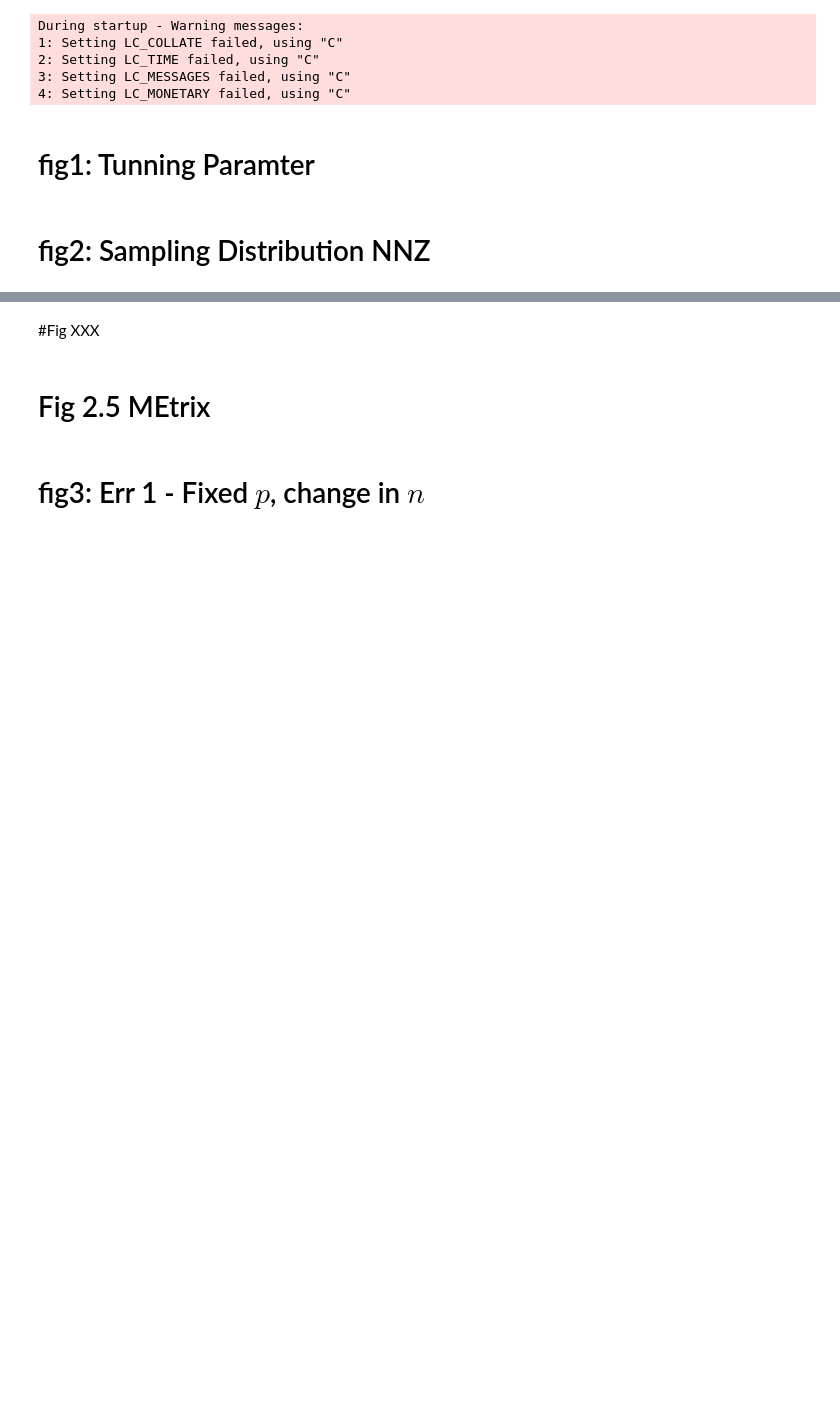
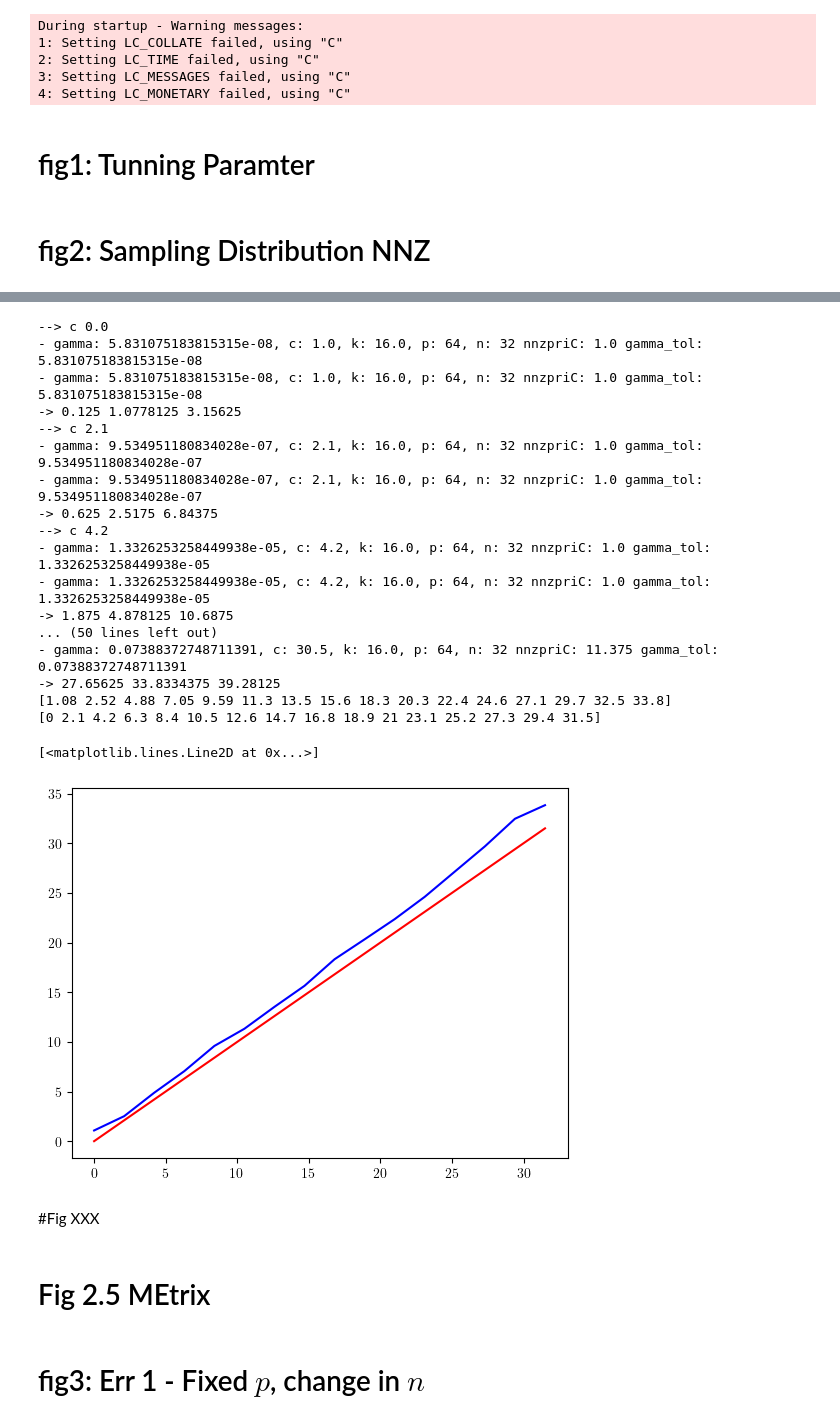
Before and after one commit to aefty/aquic, a Jupyter notebook: tests.ipynb, the cells around one changed output, grey strips where cells are left out. Cells and saved outputs as stored; diff of their text form; code cells hidden in the pictures; blank space fills up the shorter version.

```diff
--- a/tests.ipynb
+++ b/tests.ipynb
@@ -639,28 +654,36 @@ print(nnz_true/(1-nnz_true/(p-1)))
-# %%
-def print_sparse_matrix_nicely(X):
-    A = X.toarray() if hasattr(X, "toarray") else X
-    for row in A:
-        line = " ".join(f"{val:7.3f}" if val != 0 else "   .   " for val in row)
-        print(line)
-
-
-data_type       = 'cluster'
-p               = 16
-n               = p * 2000
-iC_true, C_true = make_cov(p, data_type=data_type)
-Y               = make_samples(cov=C_true, n=int(n), seed=2)
-Y,_,_           = normalize_data(Y)
-res_aquic2      = compute_aquic(Y,c=4,k=n/2)
-
-A = res_aquic2.iC
-B = iC_true
-
-print("----")
-print_sparse_matrix_nicely(A)
-print("----")
-print_sparse_matrix_nicely(B)
-print("\n\n")
-print((np.count_nonzero(res_aquic2.iC) - p)/ p)
-print((np.count_nonzero(iC_true) - p)/ p)
+# %%
+p = 64
+r_line = np.linspace(0,1/2, 4**2, endpoint=True)
+z_target_line = r_line * (p-1)
+n = p /2
+k = n / 2
+
+nnz, nnz_true, nnz_sample_avg, nnz_sample_std = test_3(p,n,k,z_target_line, data_type,seed=0)
+
+
+print(nnz_sample_avg)
+print(z_target_line)
+plt.plot(z_target_line,z_target_line,'r')
+plt.plot(z_target_line,nnz_sample_avg,'b')
+# %% [output]
+--> c 0.0
+- gamma: 5.831075183815315e-08, c: 1.0, k: 16.0, p: 64, n: 32 nnzpriC: 1.0 gamma_tol: 5.831075183815315e-08
+- gamma: 5.831075183815315e-08, c: 1.0, k: 16.0, p: 64, n: 32 nnzpriC: 1.0 gamma_tol: 5.831075183815315e-08
+-> 0.125 1.0778125 3.15625
+--> c 2.1
+- gamma: 9.534951180834028e-07, c: 2.1, k: 16.0, p: 64, n: 32 nnzpriC: 1.0 gamma_tol: 9.534951180834028e-07
+- gamma: 9.534951180834028e-07, c: 2.1, k: 16.0, p: 64, n: 32 nnzpriC: 1.0 gamma_tol: 9.534951180834028e-07
+-> 0.625 2.5175 6.84375
+--> c 4.2
+- gamma: 1.3326253258449938e-05, c: 4.2, k: 16.0, p: 64, n: 32 nnzpriC: 1.0 gamma_tol: 1.3326253258449938e-05
+- gamma: 1.3326253258449938e-05, c: 4.2, k: 16.0, p: 64, n: 32 nnzpriC: 1.0 gamma_tol: 1.3326253258449938e-05
+-> 1.875 4.878125 10.6875
+... (50 lines left out)
+- gamma: 0.07388372748711391, c: 30.5, k: 16.0, p: 64, n: 32 nnzpriC: 11.375 gamma_tol: 0.07388372748711391
+-> 27.65625 33.8334375 39.28125
+[1.08 2.52 4.88 7.05 9.59 11.3 13.5 15.6 18.3 20.3 22.4 24.6 27.1 29.7 32.5 33.8]
+[0 2.1 4.2 6.3 8.4 10.5 12.6 14.7 16.8 18.9 21 23.1 25.2 27.3 29.4 31.5]
+[<matplotlib.lines.Line2D at 0x...>]
+[figure, added]
 # %%
 data_type       = 'cluster'
```
Also changed, not shown: parts of 8 cells of this notebook.
